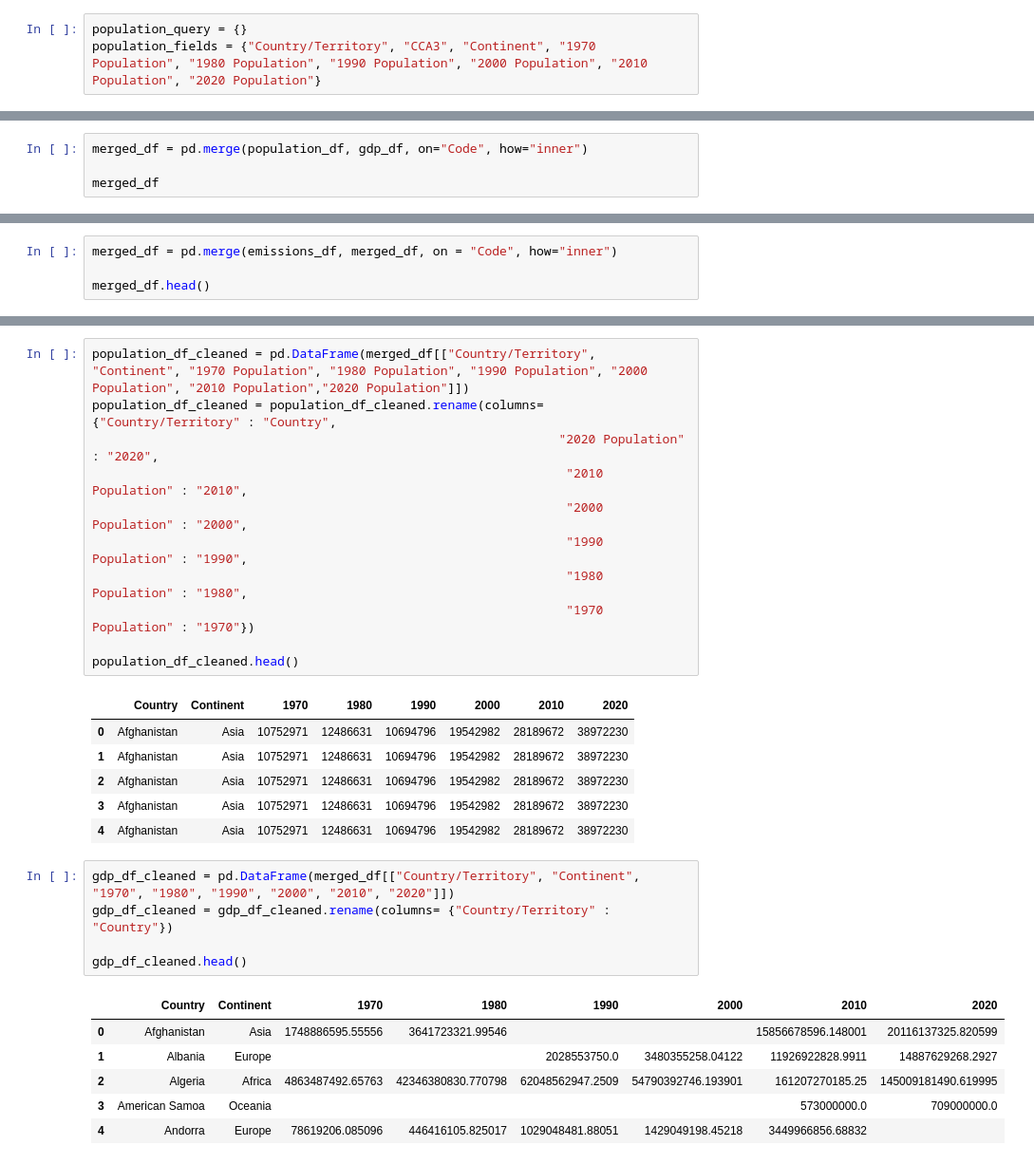
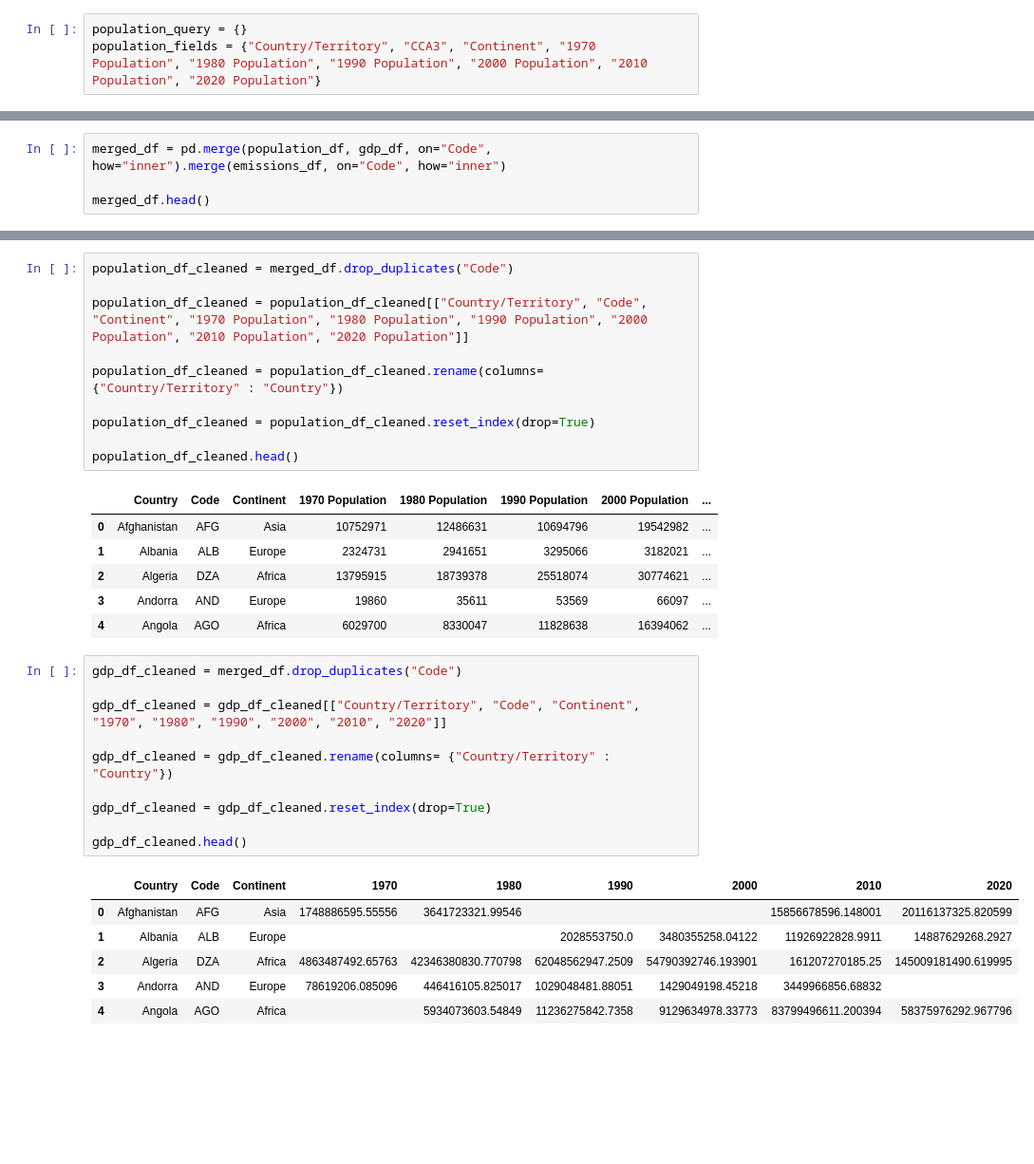
Before and after one commit to ddaniel2024/Project-3, a Jupyter notebook: notebook.ipynb, the cells around one changed output, grey strips where cells are left out. Shown at 95% size. Cells and saved outputs as stored; diff of their text form; blank space fills up the shorter version.

Commit message:
csvs cleaned

```diff
--- a/notebook.ipynb
+++ b/notebook.ipynb
@@ -220,7 +148,7 @@ population_df.head()
 # %%
-merged_df = pd.merge(population_df, gdp_df, on="Code", how="inner")
+merged_df = pd.merge(population_df, gdp_df, on="Code", how="inner").merge(emissions_df, on="Code", how="inner")
 
-merged_df
+merged_df.head()
 # %% [output]
 |  | Code | Country/Territory | Continent | 2020 Population | 2010 Population | 2000 Population | ... |
 | 0 | AFG | Afghanistan | Asia | 38972230 | 28189672 | 19542982 | ... |
@@ -238,4 +159,0 @@ merged_df
-# %%
-merged_df = pd.merge(emissions_df, merged_df, on = "Code", how="inner")
-
-merged_df.head()
@@ -303,30 +173,34 @@ merged_df.drop_duplicates("Code")
 # %%
-population_df_cleaned = pd.DataFrame(merged_df[["Country/Territory", "Continent", "1970 Population", "1980 Population", "1990 Population", "2000 Population", "2010 Population","2020 Population"]])
-population_df_cleaned = population_df_cleaned.rename(columns= {"Country/Territory" : "Country",
-                                                               "2020 Population" : "2020",
-                                                                "2010 Population" : "2010",
-                                                                "2000 Population" : "2000",
-                                                                "1990 Population" : "1990",
-                                                                "1980 Population" : "1980",
-                                                                "1970 Population" : "1970"})
+population_df_cleaned = merged_df.drop_duplicates("Code")
+
+population_df_cleaned = population_df_cleaned[["Country/Territory", "Code", "Continent", "1970 Population", "1980 Population", "1990 Population", "2000 Population", "2010 Population", "2020 Population"]]
+
+population_df_cleaned = population_df_cleaned.rename(columns= {"Country/Territory" : "Country"})
+
+population_df_cleaned = population_df_cleaned.reset_index(drop=True)
 
 population_df_cleaned.head()
 # %% [output]
-|  | Country | Continent | 1970 | 1980 | 1990 | 2000 | 2010 | 2020 |
-| 0 | Afghanistan | Asia | 10752971 | 12486631 | 10694796 | 19542982 | 28189672 | 38972230 |
-| 1 | Afghanistan | Asia | 10752971 | 12486631 | 10694796 | 19542982 | 28189672 | 38972230 |
-| 2 | Afghanistan | Asia | 10752971 | 12486631 | 10694796 | 19542982 | 28189672 | 38972230 |
-| 3 | Afghanistan | Asia | 10752971 | 12486631 | 10694796 | 19542982 | 28189672 | 38972230 |
-| 4 | Afghanistan | Asia | 10752971 | 12486631 | 10694796 | 19542982 | 28189672 | 38972230 |
+|  | Country | Code | Continent | 1970 Population | 1980 Population | 1990 Population | 2000 Population | ... |
+| 0 | Afghanistan | AFG | Asia | 10752971 | 12486631 | 10694796 | 19542982 | ... |
+| 1 | Albania | ALB | Europe | 2324731 | 2941651 | 3295066 | 3182021 | ... |
+| 2 | Algeria | DZA | Africa | 13795915 | 18739378 | 25518074 | 30774621 | ... |
+| 3 | Andorra | AND | Europe | 19860 | 35611 | 53569 | 66097 | ... |
+| 4 | Angola | AGO | Africa | 6029700 | 8330047 | 11828638 | 16394062 | ... |
 # %%
-gdp_df_cleaned = pd.DataFrame(merged_df[["Country/Territory", "Continent", "1970", "1980", "1990", "2000", "2010", "2020"]])
+gdp_df_cleaned = merged_df.drop_duplicates("Code")
+
+gdp_df_cleaned = gdp_df_cleaned[["Country/Territory", "Code", "Continent", "1970", "1980", "1990", "2000", "2010", "2020"]]
+
 gdp_df_cleaned = gdp_df_cleaned.rename(columns= {"Country/Territory" : "Country"})
 
+gdp_df_cleaned = gdp_df_cleaned.reset_index(drop=True)
+
 gdp_df_cleaned.head()
 # %% [output]
-|  | Country | Continent | 1970 | 1980 | 1990 | 2000 | 2010 | 2020 |
-| 0 | Afghanistan | Asia | 1748886595.55556 | 3641723321.99546 |  |  | 15856678596.148001 | 20116137325.820599 |
-| 1 | Albania | Europe |  |  | 2028553750.0 | 3480355258.04122 | 11926922828.9911 | 14887629268.2927 |
-| 2 | Algeria | Africa | 4863487492.65763 | 42346380830.770798 | 62048562947.2509 | 54790392746.193901 | 161207270185.25 | 145009181490.619995 |
-| 3 | American Samoa | Oceania |  |  |  |  | 573000000.0 | 709000000.0 |
-| 4 | Andorra | Europe | 78619206.085096 | 446416105.825017 | 1029048481.88051 | 1429049198.45218 | 3449966856.68832 |  |
+|  | Country | Code | Continent | 1970 | 1980 | 1990 | 2000 | 2010 | 2020 |
+| 0 | Afghanistan | AFG | Asia | 1748886595.55556 | 3641723321.99546 |  |  | 15856678596.148001 | 20116137325.820599 |
+| 1 | Albania | ALB | Europe |  |  | 2028553750.0 | 3480355258.04122 | 11926922828.9911 | 14887629268.2927 |
+| 2 | Algeria | DZA | Africa | 4863487492.65763 | 42346380830.770798 | 62048562947.2509 | 54790392746.193901 | 161207270185.25 | 145009181490.619995 |
+| 3 | Andorra | AND | Europe | 78619206.085096 | 446416105.825017 | 1029048481.88051 | 1429049198.45218 | 3449966856.68832 |  |
+| 4 | Angola | AGO | Africa |  | 5934073603.54849 | 11236275842.7358 | 9129634978.33773 | 83799496611.200394 | 58375976292.967796 |
```
Also changed, not shown: parts of 20 cells of this notebook, 1 other file.
